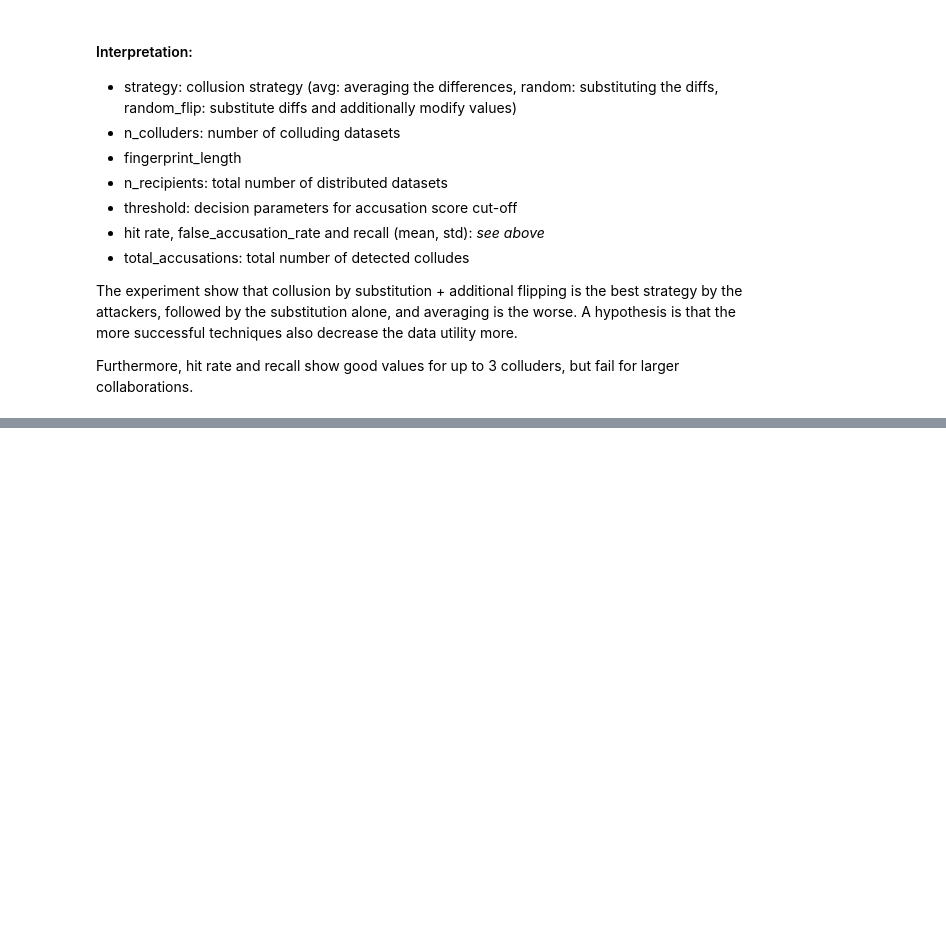
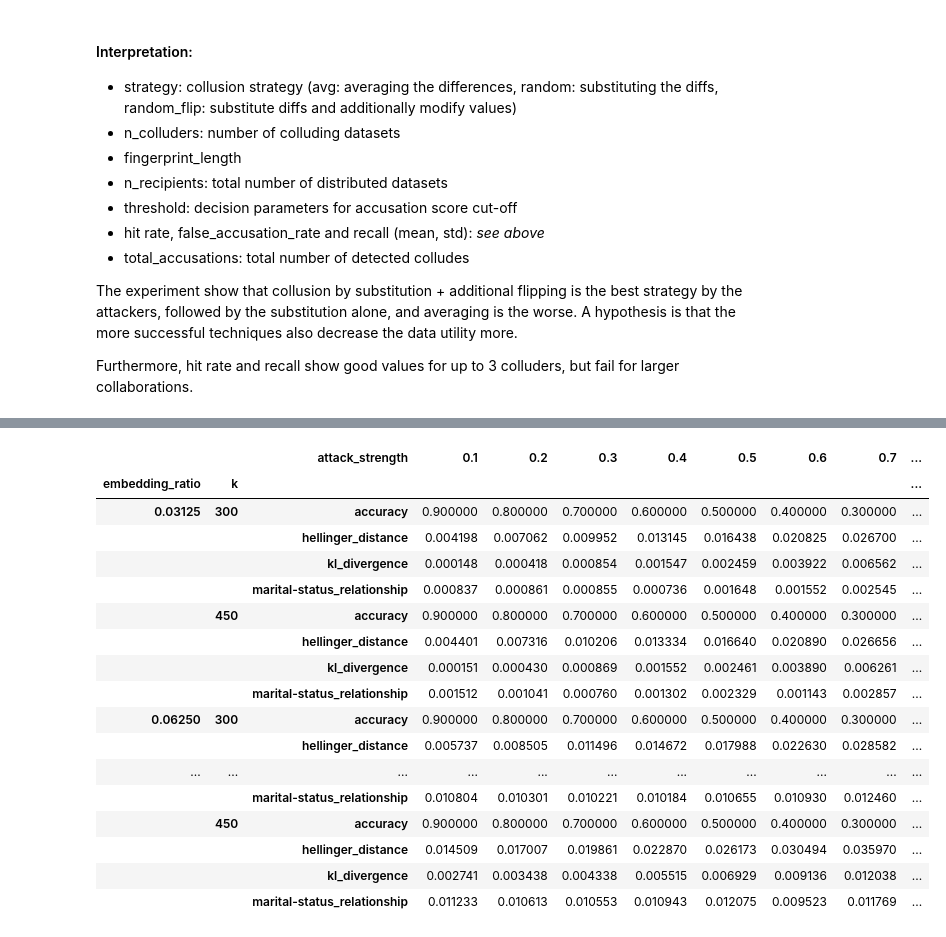
Before and after one commit to tanjascats/NCorr-FP, a Jupyter notebook: NCorrFP/analysis/NCorr-FP-analysis-adult.ipynb, the cells around one changed output, grey strips where cells are left out. Saved outputs shown, nothing was run; the diff lists cells and outputs as text; code cells hidden in the pictures; blank space fills up the shorter version.

```diff
--- a/NCorrFP/analysis/NCorr-FP-analysis-adult.ipynb
+++ b/NCorrFP/analysis/NCorr-FP-analysis-adult.ipynb
@@ -1107,0 +1158,53 @@ Furthermore, hit rate and recall show good values for up to 3 colluders, but fai
+# %%
+# the table i can filter by best and worse case for brevity
+
+import pandas as pd
+
+# Load data from CSV (assuming the DataFrame is named df and data is loaded properly)
+# df = pd.read_csv('path_to_your_csv.csv')
+
+# List of attributes you specified
+attributes = [
+    'accuracy', 'hellinger_distance', 'kl_divergence',
+    'marital-status_relationship']#, 'marital-status_sex', 'relationship_sex']#,
+  #  'income_relationship', 'education_education-num', 'age_marital-status',
+#    'education-num_occupation', 'age_relationship'
+#]
+
+# Grouping by 'embedding_ratio', 'k', and 'attack_strength' and calculating the mean
+grouped = horizontal.groupby(['embedding_ratio', 'k', 'attack_strength'])[attributes].mean()
+
+# Reset index to use columns in pivot_table
+grouped_reset = grouped.reset_index()
+
+# Pivot table to get attack strengths as columns, attributes as rows, indexed by embedding_ratio and k
+pivot_table = pd.pivot_table(
+    grouped_reset,
+    values=attributes,
+    index=['embedding_ratio', 'k'],
+    columns='attack_strength',
+    aggfunc='mean'
+)
+
+# Reorder the levels to have attributes as the top rows and attack_strength as sub-rows
+pivot_table = pivot_table.stack(level='attack_strength').unstack(level=2).swaplevel(0, 1, axis=1).stack(level=1)#.sort_index(axis=1)
+pivot_table.head(100)
+# %% [output]
+|  |  | attack_strength | 0.1 | 0.2 | 0.3 | 0.4 | 0.5 | 0.6 | 0.7 | ... |
+| embedding_ratio | k |  |  |  |  |  |  |  |  | ... |
+| 0.03125 | 300 | accuracy | 0.900000 | 0.800000 | 0.700000 | 0.600000 | 0.500000 | 0.400000 | 0.300000 | ... |
+|  |  | hellinger_distance | 0.004198 | 0.007062 | 0.009952 | 0.013145 | 0.016438 | 0.020825 | 0.026700 | ... |
+|  |  | kl_divergence | 0.000148 | 0.000418 | 0.000854 | 0.001547 | 0.002459 | 0.003922 | 0.006562 | ... |
+|  |  | marital-status_relationship | 0.000837 | 0.000861 | 0.000855 | 0.000736 | 0.001648 | 0.001552 | 0.002545 | ... |
+|  | 450 | accuracy | 0.900000 | 0.800000 | 0.700000 | 0.600000 | 0.500000 | 0.400000 | 0.300000 | ... |
+|  |  | hellinger_distance | 0.004401 | 0.007316 | 0.010206 | 0.013334 | 0.016640 | 0.020890 | 0.026656 | ... |
+|  |  | kl_divergence | 0.000151 | 0.000430 | 0.000869 | 0.001552 | 0.002461 | 0.003890 | 0.006261 | ... |
+|  |  | marital-status_relationship | 0.001512 | 0.001041 | 0.000760 | 0.001302 | 0.002329 | 0.001143 | 0.002857 | ... |
+| 0.06250 | 300 | accuracy | 0.900000 | 0.800000 | 0.700000 | 0.600000 | 0.500000 | 0.400000 | 0.300000 | ... |
+|  |  | hellinger_distance | 0.005737 | 0.008505 | 0.011496 | 0.014672 | 0.017988 | 0.022630 | 0.028582 | ... |
+| ... | ... | ... | ... | ... | ... | ... | ... | ... | ... | ... |
+|  |  | marital-status_relationship | 0.010804 | 0.010301 | 0.010221 | 0.010184 | 0.010655 | 0.010930 | 0.012460 | ... |
+|  | 450 | accuracy | 0.900000 | 0.800000 | 0.700000 | 0.600000 | 0.500000 | 0.400000 | 0.300000 | ... |
+|  |  | hellinger_distance | 0.014509 | 0.017007 | 0.019861 | 0.022870 | 0.026173 | 0.030494 | 0.035970 | ... |
+|  |  | kl_divergence | 0.002741 | 0.003438 | 0.004338 | 0.005515 | 0.006929 | 0.009136 | 0.012038 | ... |
+|  |  | marital-status_relationship | 0.011233 | 0.010613 | 0.010553 | 0.010943 | 0.012075 | 0.009523 | 0.011769 | ... |
```
Also changed, not shown: parts of 13 cells of this notebook, 18 other files.
